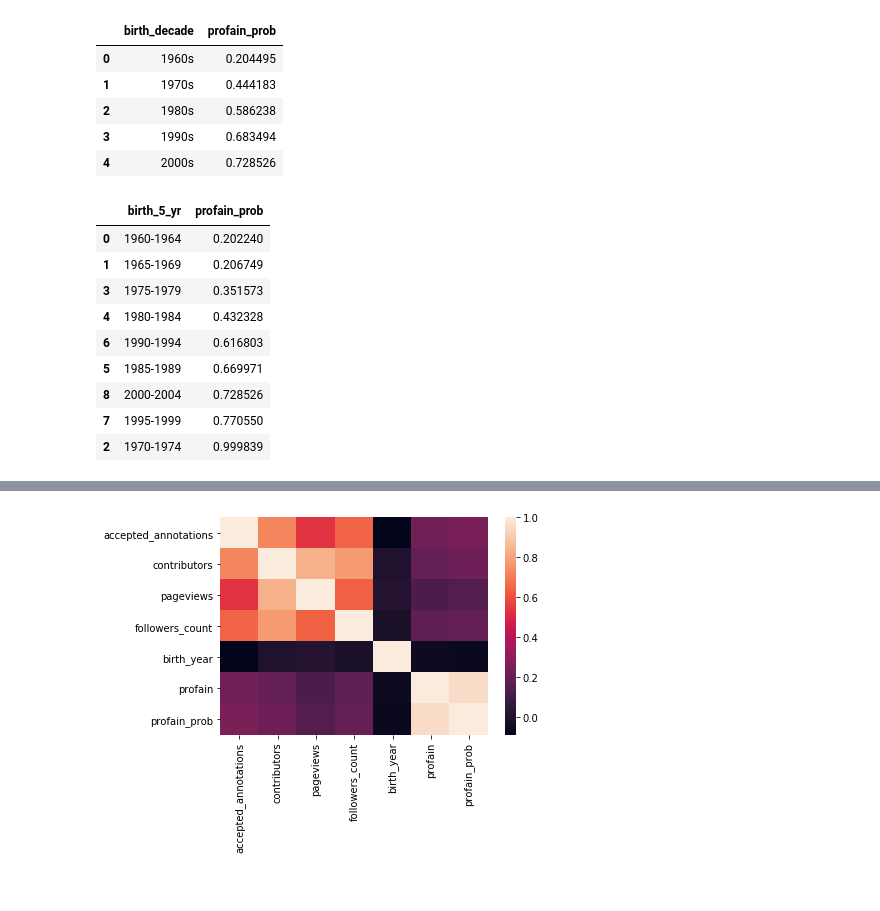
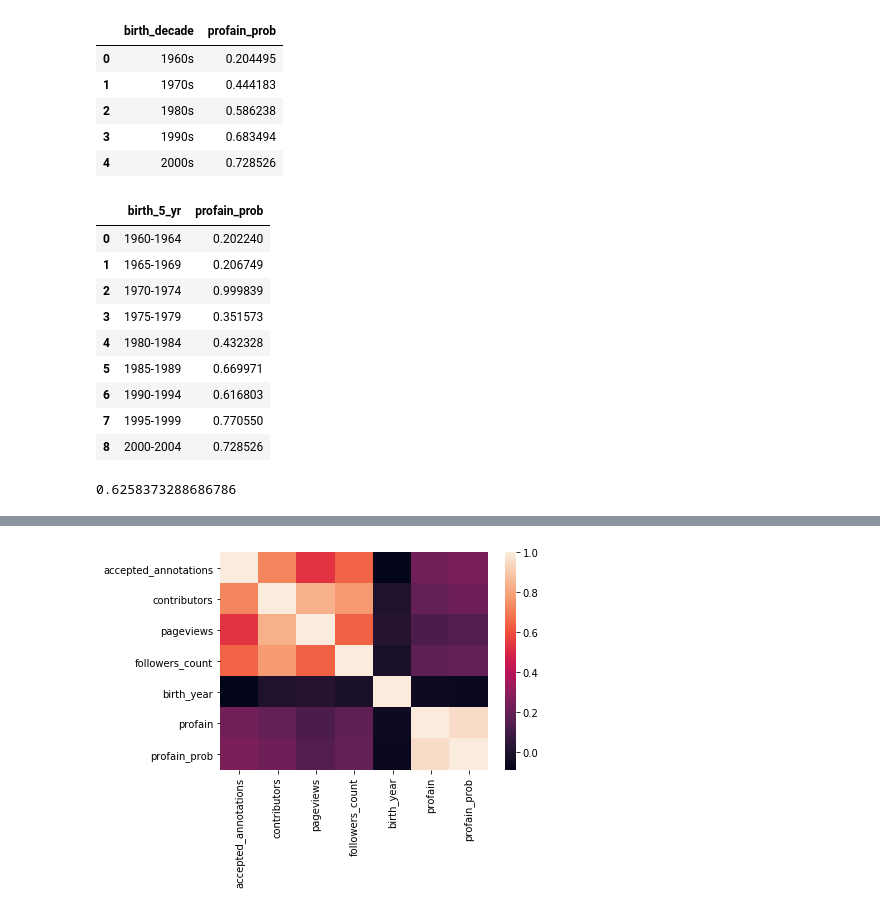
Before and after one commit to savyrosea/Genius_Lyrics_Analysis, a Jupyter notebook: notebooks/4_Profanity_Percent_By_Artist_Gender_Age.ipynb, the cells around one changed output, grey strips where cells are left out. Saved outputs shown, nothing was run; the diff lists cells and outputs as text; code cells hidden in the pictures.

```diff
--- a/notebooks/4_Profanity_Percent_By_Artist_Gender_Age.ipynb
+++ b/notebooks/4_Profanity_Percent_By_Artist_Gender_Age.ipynb
@@ -74,13 +96,17 @@ songs.groupby('birth_decade')['profain_prob'].mean().reset_index().sort_values(b
 # %%
-songs.groupby('birth_5_yr')['profain_prob'].mean().reset_index().sort_values(by = 'profain_prob')
+songs.groupby('birth_5_yr')['profain_prob'].mean().reset_index().sort_values(by = 'birth_5_yr')
 # %% [output]
 |  | birth_5_yr | profain_prob |
 | 0 | 1960-1964 | 0.202240 |
 | 1 | 1965-1969 | 0.206749 |
+| 2 | 1970-1974 | 0.999839 |
 | 3 | 1975-1979 | 0.351573 |
 | 4 | 1980-1984 | 0.432328 |
+| 5 | 1985-1989 | 0.669971 |
 | 6 | 1990-1994 | 0.616803 |
-| 5 | 1985-1989 | 0.669971 |
+| 7 | 1995-1999 | 0.770550 |
 | 8 | 2000-2004 | 0.728526 |
-| 7 | 1995-1999 | 0.770550 |
-| 2 | 1970-1974 | 0.999839 |
+# %%
+songs['profain_prob'].mean()
+# %% [output]
+0.6258373288686786
```
Also changed, not shown: parts of 6 cells of this notebook.
